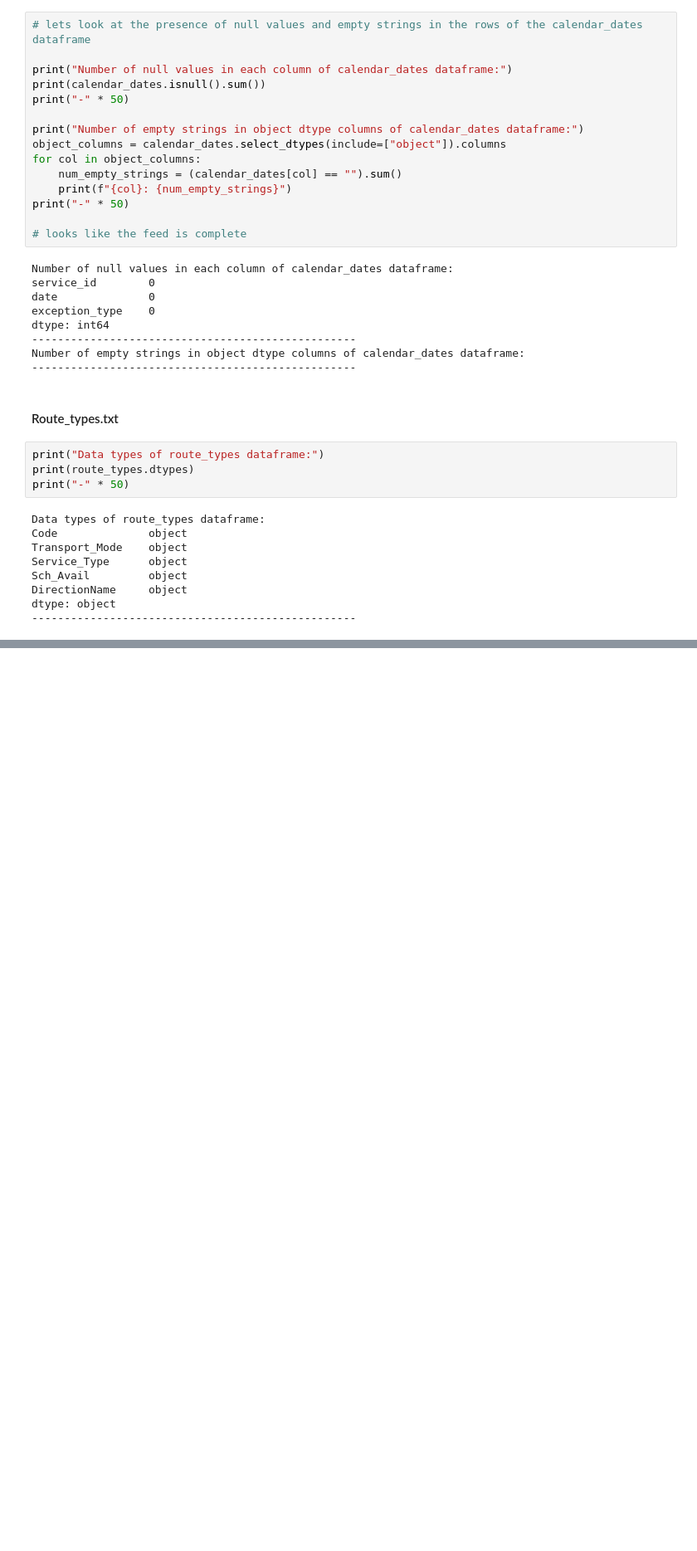
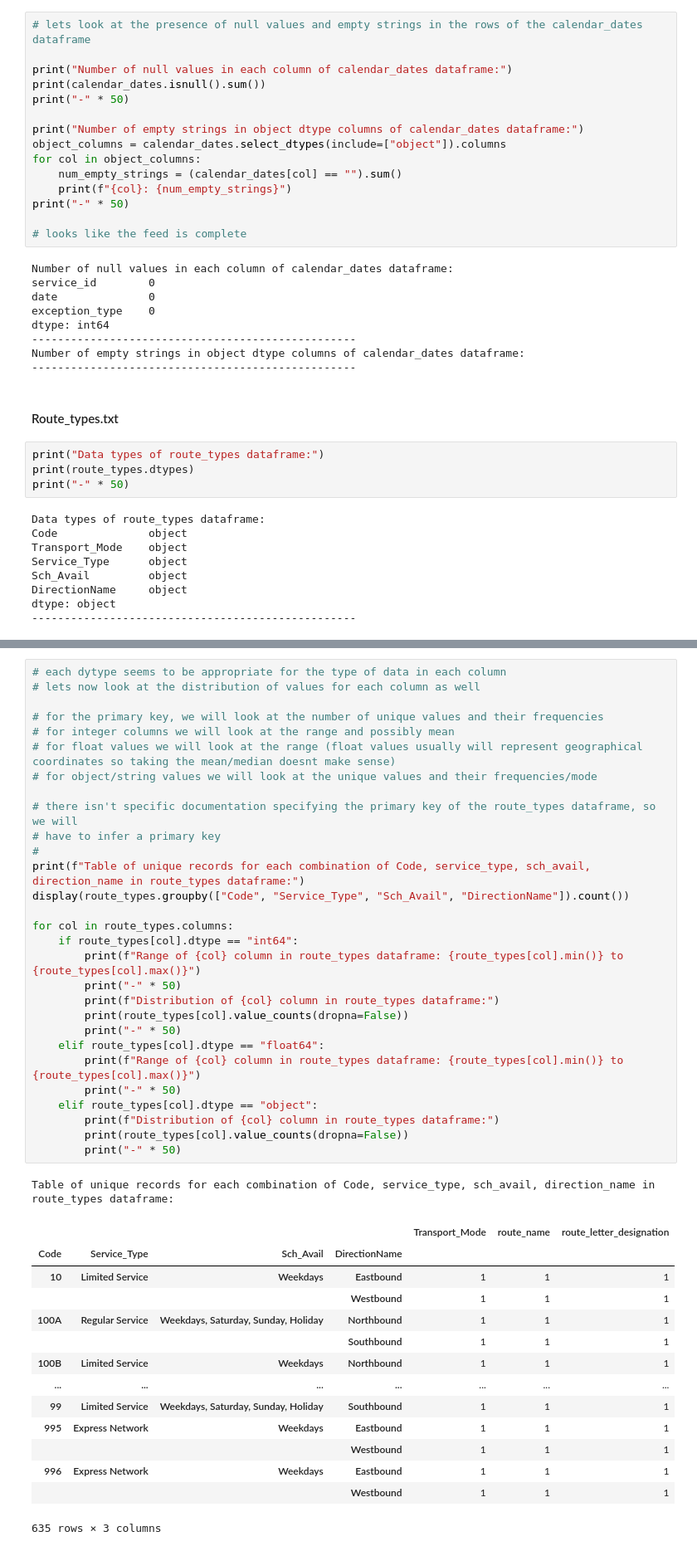
Before and after one commit to devslinky/TAL, a Jupyter notebook: GTFS_static_data_vis.ipynb, the cells around one changed output, grey strips where cells are left out. Shown at 83% size. Saved outputs shown, nothing was run; the diff lists cells and outputs as text; blank space fills up the shorter version.

Commit message:
"finished data cleaning, moving to data preprocessing and validation"

```diff
--- a/GTFS_static_data_vis.ipynb
+++ b/GTFS_static_data_vis.ipynb
@@ -1758,0 +1798,45 @@ dtype: object
+# %%
+# each dytype seems to be appropriate for the type of data in each column
+# lets now look at the distribution of values for each column as well
+
+# for the primary key, we will look at the number of unique values and their frequencies
+# for integer columns we will look at the range and possibly mean
+# for float values we will look at the range (float values usually will represent geographical coordinates so taking the mean/median doesnt make sense)
+# for object/string values we will look at the unique values and their frequencies/mode
+
+# there isn't specific documentation specifying the primary key of the route_types dataframe, so we will
+# have to infer a primary key
+#
+print(f"Table of unique records for each combination of Code, service_type, sch_avail, direction_name in route_types dataframe:")
+display(route_types.groupby(["Code", "Service_Type", "Sch_Avail", "DirectionName"]).count())
+
+for col in route_types.columns:
+    if route_types[col].dtype == "int64":
+        print(f"Range of {col} column in route_types dataframe: {route_types[col].min()} to {route_types[col].max()}")
+        print("-" * 50)
+        print(f"Distribution of {col} column in route_types dataframe:")
+        print(route_types[col].value_counts(dropna=False))
+        print("-" * 50)
+    elif route_types[col].dtype == "float64":
+        print(f"Range of {col} column in route_types dataframe: {route_types[col].min()} to {route_types[col].max()}")
+        print("-" * 50)
+    elif route_types[col].dtype == "object":
+        print(f"Distribution of {col} column in route_types dataframe:")
+        print(route_types[col].value_counts(dropna=False))
+        print("-" * 50)
+# %% [output]
+Table of unique records for each combination of Code, service_type, sch_avail, direction_name in route_types dataframe:
+|  |  |  |  | Transport_Mode | route_name | route_letter_designation |
+| Code | Service_Type | Sch_Avail | DirectionName |  |  |  |
+| 10 | Limited Service | Weekdays | Eastbound | 1 | 1 | 1 |
+|  |  |  | Westbound | 1 | 1 | 1 |
+| 100A | Regular Service | Weekdays, Saturday, Sunday, Holiday | Northbound | 1 | 1 | 1 |
+|  |  |  | Southbound | 1 | 1 | 1 |
+| 100B | Limited Service | Weekdays | Northbound | 1 | 1 | 1 |
+| ... | ... | ... | ... | ... | ... | ... |
+| 99 | Limited Service | Weekdays, Saturday, Sunday, Holiday | Southbound | 1 | 1 | 1 |
+| 995 | Express Network | Weekdays | Eastbound | 1 | 1 | 1 |
+|  |  |  | Westbound | 1 | 1 | 1 |
+| 996 | Express Network | Weekdays | Eastbound | 1 | 1 | 1 |
+|  |  |  | Westbound | 1 | 1 | 1 |
+635 rows × 3 columns
```
Also changed, not shown: parts of 8 cells of this notebook.
